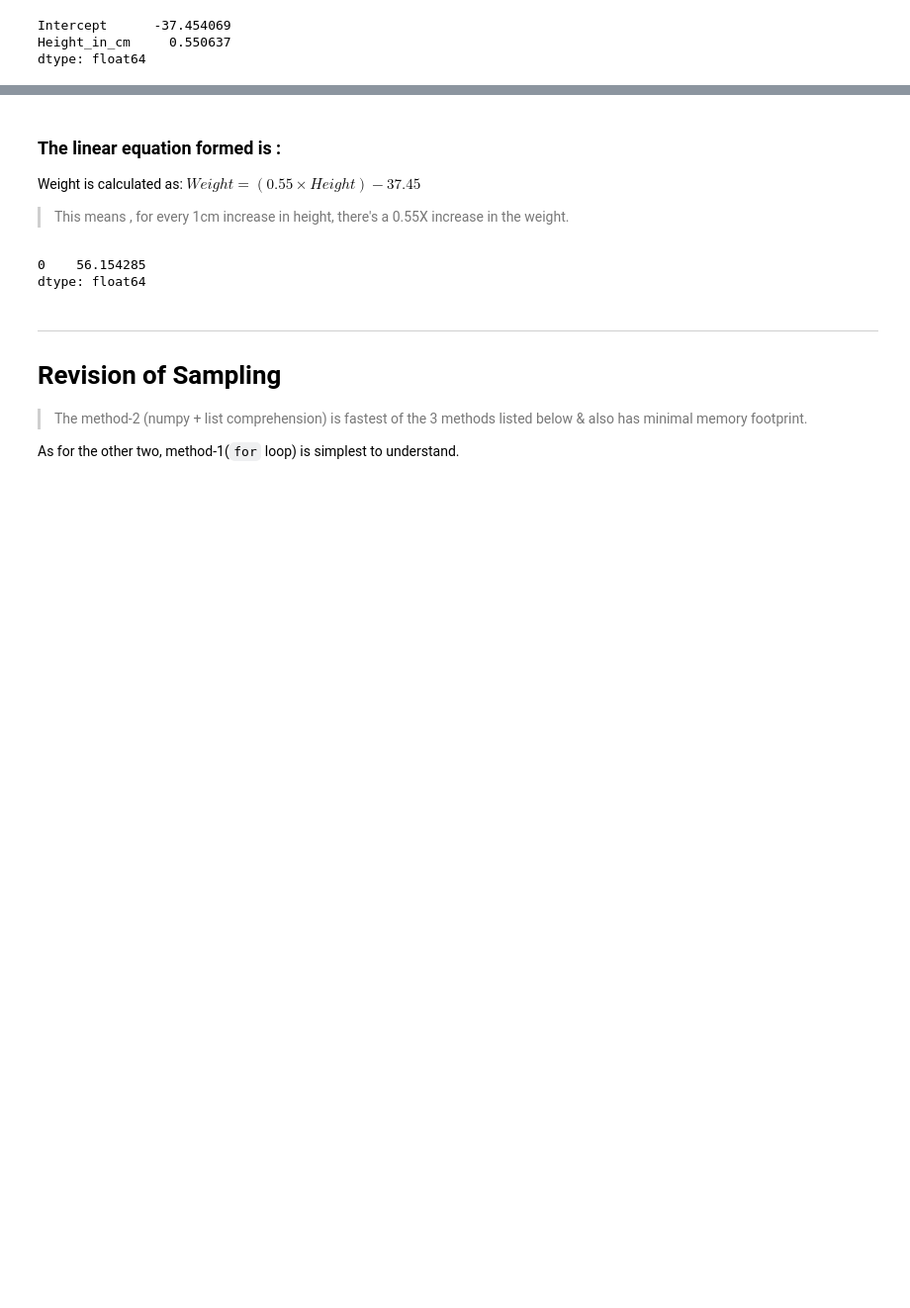
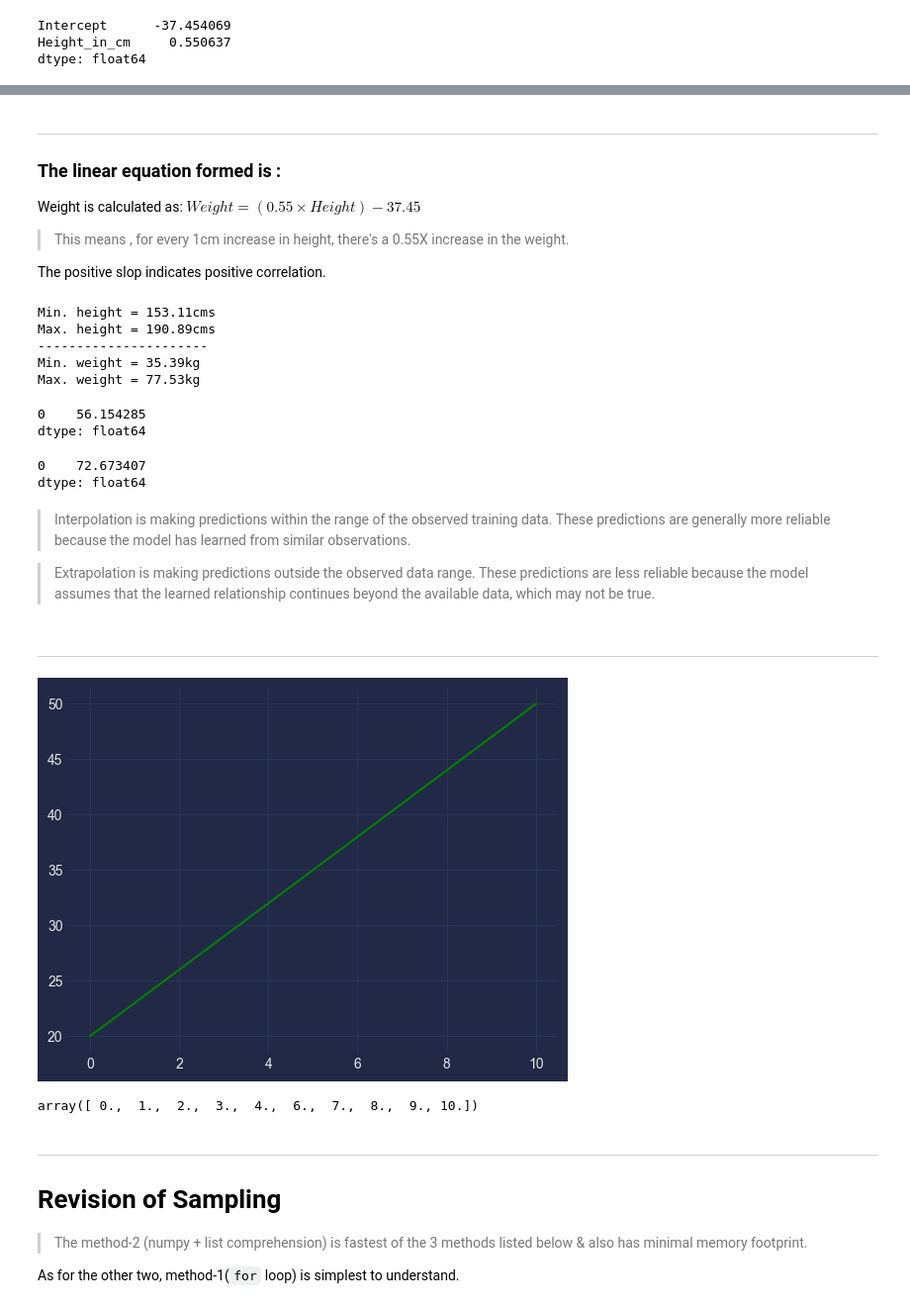
Before and after one commit to abhijeet-bhambere/python-ml-trail, a Jupyter notebook: ml_revision_1.ipynb, the cells around one changed output, grey strips where cells are left out. Shown at 99% size. Drawn from its saved outputs; the diff is of its cells as text; code cells hidden in the pictures; blank space fills up the shorter version.

```diff
--- a/ml_revision_1.ipynb
+++ b/ml_revision_1.ipynb
@@ -220,7 +305,23 @@ dtype: float64
 # %% [markdown]
+___
 ### The linear equation formed is :
 
 Weight is calculated as: $Weight = (0.55\times Height) - 37.45$
 
 >This means , for every 1cm increase in height, there's a 0.55X increase in the weight.
+
+The positive slop indicates positive correlation.
+# %%
+# finding min & max values of heights & weight
+print(f"Min. height = {df['Height_in_cm'].min()}cms")
+print(f"Max. height = {df['Height_in_cm'].max()}cms")
+print("----------------------")
+print(f"Min. weight = {df['Weight_in_kg'].min()}kg")
+print(f"Max. weight = {df['Weight_in_kg'].max()}kg")
+# %% [output]
+Min. height = 153.11cms
+Max. height = 190.89cms
+----------------------
+Min. weight = 35.39kg
+Max. weight = 77.53kg
 # %%
@@ -228,6 +330,33 @@ model.predict({"Height_in_cm":170})
 # %% [output]
 0    56.154285
 dtype: float64
+# %%
+# making an extrapolation -- 200cms is outside the height range
+model.predict({"Height_in_cm":200})
+# %% [output]
+0    72.673407
+dtype: float64
+# %% [markdown]
+>Interpolation is making predictions within the range of the observed training data. These predictions are generally more reliable because the model has learned from similar observations.
+
+>Extrapolation is making predictions outside the observed data range. These predictions are less reliable because the model assumes that the learned relationship continues beyond the available data, which may not be true.
+# %% [markdown]
+______
+# %%
+x1 = np.linspace(0,10,10).round()
+
+y1 = 3*x1 + 20
+
+fig,ax = plt.subplots()
+ax.plot(x1,y1, c='green')
+
+plt.show()
+# %% [output]
+[figure, added]
+# %%
+x1
+# %% [output]
+array([ 0.,  1.,  2.,  3.,  4.,  6.,  7.,  8.,  9., 10.])
 # %% [markdown]
 ___
 # Revision of Sampling
```
Also changed, not shown: parts of 27 cells of this notebook.
